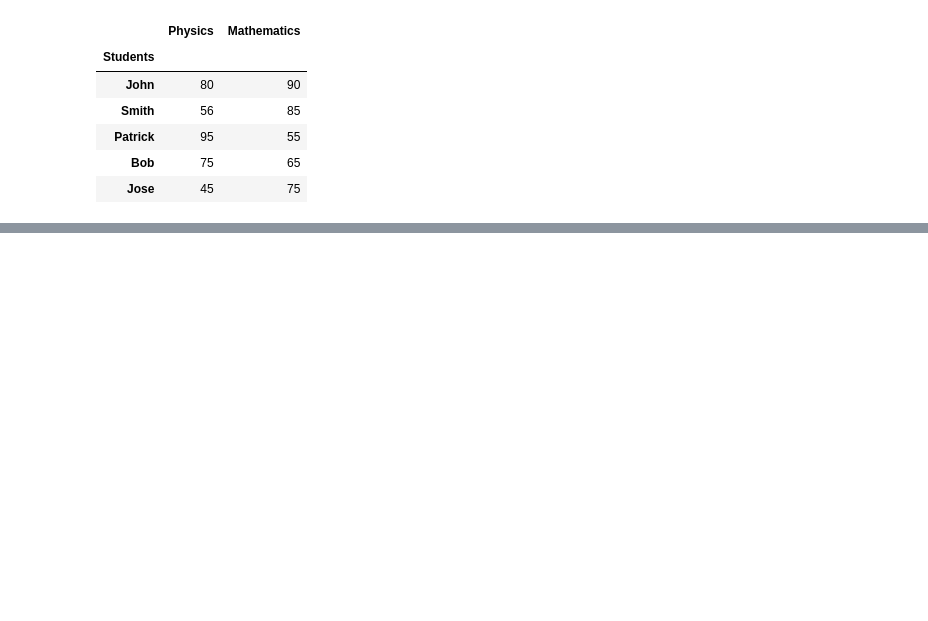
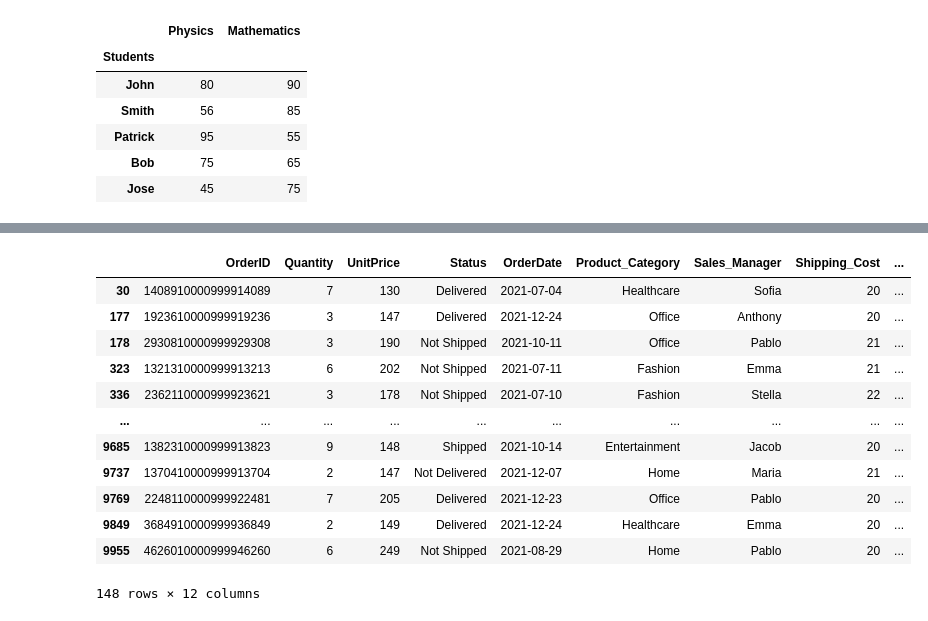
Before and after one commit to Oz174/SelfStudyPython, a Jupyter notebook: DaybyDay/15- All About Pandas.ipynb, the cells around one changed output, grey strips where cells are left out. Saved outputs shown, nothing was run; the diff lists cells and outputs as text; code cells hidden in the pictures; blank space fills up the shorter version.

```diff
--- a/DaybyDay/15- All About Pandas.ipynb
+++ b/DaybyDay/15- All About Pandas.ipynb
@@ -525,0 +624,16 @@ df.style.map(pass_condition)
+# %%
+df.query("Quantity**2 + Shipping_Cost**2 < 500")
+# %% [output]
+|  | OrderID | Quantity | UnitPrice | Status | OrderDate | Product_Category | Sales_Manager | Shipping_Cost | ... |
+| 30 | 1408910000999914089 | 7 | 130 | Delivered | 2021-07-04 | Healthcare | Sofia | 20 | ... |
+| 177 | 1923610000999919236 | 3 | 147 | Delivered | 2021-12-24 | Office | Anthony | 20 | ... |
+| 178 | 2930810000999929308 | 3 | 190 | Not Shipped | 2021-10-11 | Office | Pablo | 21 | ... |
+| 323 | 1321310000999913213 | 6 | 202 | Not Shipped | 2021-07-11 | Fashion | Emma | 21 | ... |
+| 336 | 2362110000999923621 | 3 | 178 | Not Shipped | 2021-07-10 | Fashion | Stella | 22 | ... |
+| ... | ... | ... | ... | ... | ... | ... | ... | ... | ... |
+| 9685 | 1382310000999913823 | 9 | 148 | Shipped | 2021-10-14 | Entertainment | Jacob | 20 | ... |
+| 9737 | 1370410000999913704 | 2 | 147 | Not Delivered | 2021-12-07 | Home | Maria | 21 | ... |
+| 9769 | 2248110000999922481 | 7 | 205 | Delivered | 2021-12-23 | Office | Pablo | 20 | ... |
+| 9849 | 3684910000999936849 | 2 | 149 | Delivered | 2021-12-24 | Healthcare | Emma | 20 | ... |
+| 9955 | 4626010000999946260 | 6 | 249 | Not Shipped | 2021-08-29 | Home | Pablo | 20 | ... |
+148 rows × 12 columns
```
Also changed, not shown: parts of 17 cells of this notebook, 2 other files.
